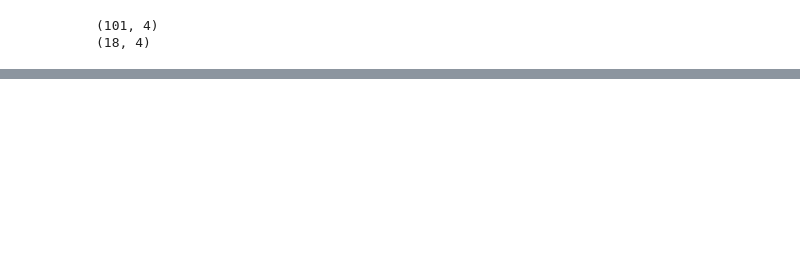
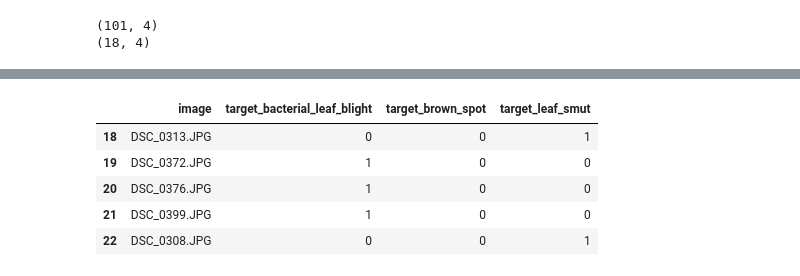
Before and after one commit to Navin7899/CNN-RiceLeaf-disease-detection, a Jupyter notebook: CNN_Rice_leaf_disease_detection.ipynb, the cells around one changed output, grey strips where cells are left out. Cells and saved outputs as stored; diff of their text form; code cells hidden in the pictures; blank space fills up the shorter version.

```diff
--- a/CNN_Rice_leaf_disease_detection.ipynb
+++ b/CNN_Rice_leaf_disease_detection.ipynb
@@ -207,0 +212,9 @@ print(df_val.shape)
+# %%
+df_train.head()
+# %% [output]
+|  | image | target_bacterial_leaf_blight | target_brown_spot | target_leaf_smut |
+| 18 | DSC_0313.JPG | 0 | 0 | 1 |
+| 19 | DSC_0372.JPG | 1 | 0 | 0 |
+| 20 | DSC_0376.JPG | 1 | 0 | 0 |
+| 21 | DSC_0399.JPG | 1 | 0 | 0 |
+| 22 | DSC_0308.JPG | 0 | 0 | 1 |
```
Also changed, not shown: parts of 10 cells of this notebook.
